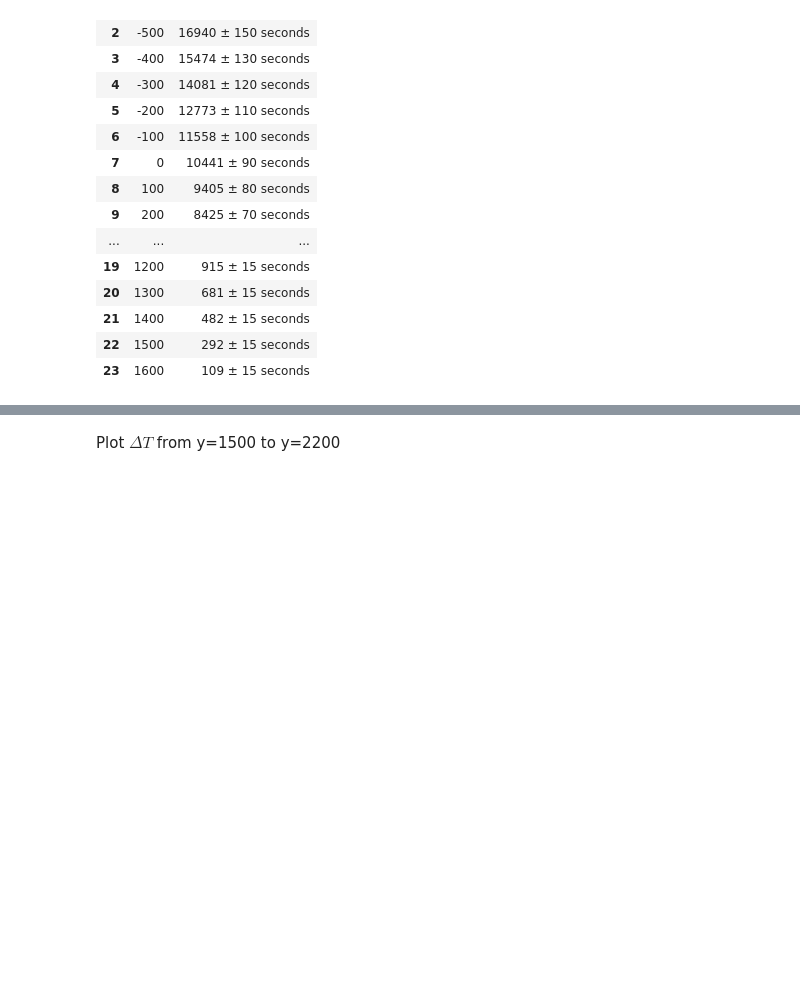
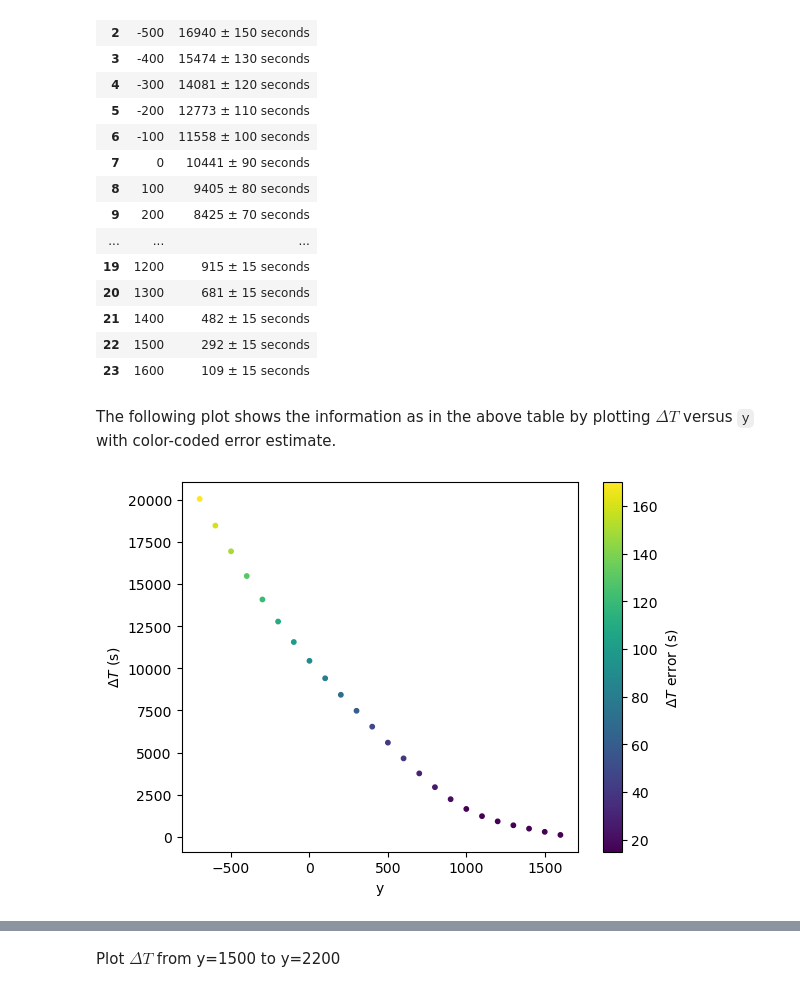
Before and after one commit to ytliu0/DeltaT, a Jupyter notebook: DeltaT_examples.ipynb, the cells around one changed output, grey strips where cells are left out. Saved outputs shown, nothing was run; the diff lists cells and outputs as text; code cells hidden in the pictures; blank space fills up the shorter version.

Commit message:
minor changes to DeltaT_examples.ipynb + updated the IERS data file

```diff
--- a/DeltaT_examples.ipynb
+++ b/DeltaT_examples.ipynb
@@ -39,6 +39,16 @@ display(df)
 | 21 | 1400 | 482 ± 15 seconds |
 | 22 | 1500 | 292 ± 15 seconds |
 | 23 | 1600 | 109 ± 15 seconds |
+# %% [markdown]
+The following plot shows the information as in the above table by plotting $\Delta T$ versus `y` with color-coded error estimate.
+# %%
+dT = DT.DeltaT(y)
+plt.scatter(y, DT.DeltaT(y), c=DT.DeltaT_error_estimate(y), s=10)
+plt.xlabel('y')
+plt.ylabel(r'$\Delta T$ (s)')
+plt.colorbar().set_label(r'$\Delta T$ error (s)')
+# %% [output]
+[figure, added]
 # %%
 # Comparison with the 4th table in http://astro.ukho.gov.uk/nao/lvm/
 y = np.arange(1800, 1901, 10)
```
Also changed, not shown: parts of 11 cells of this notebook, 1 other file.
